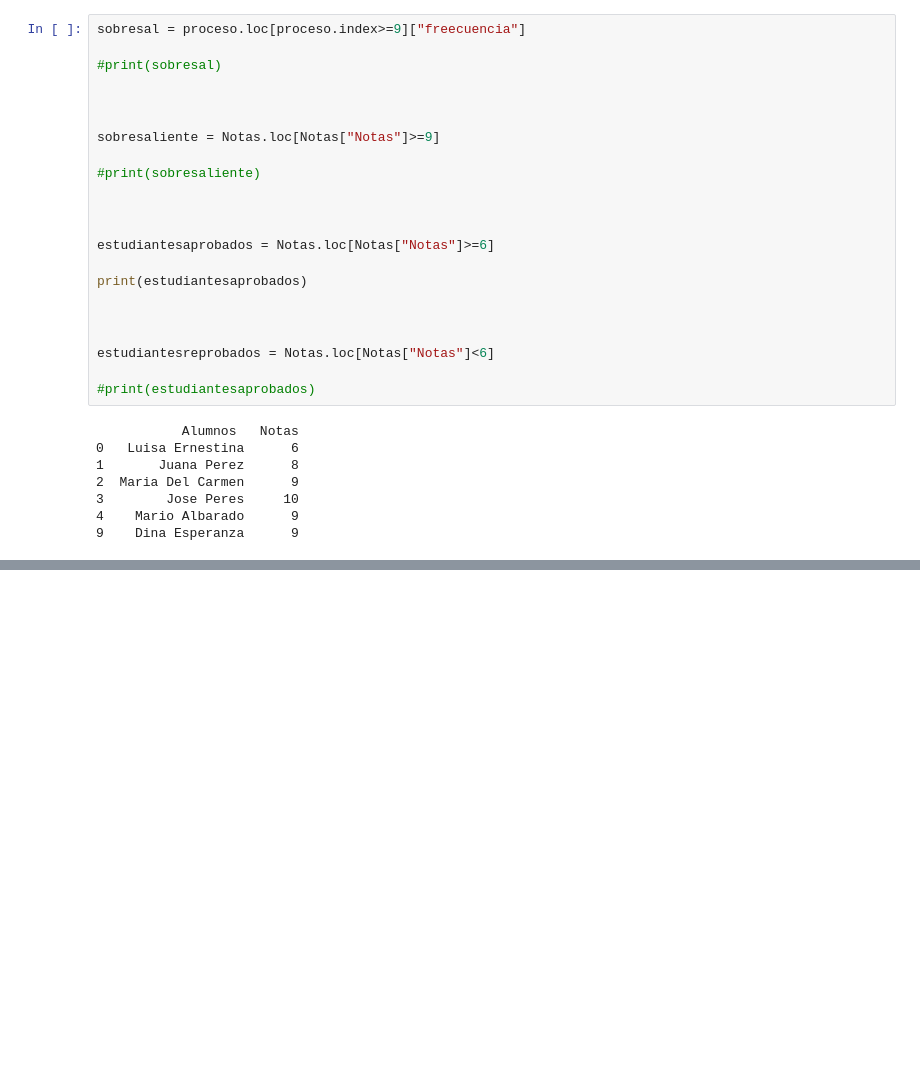
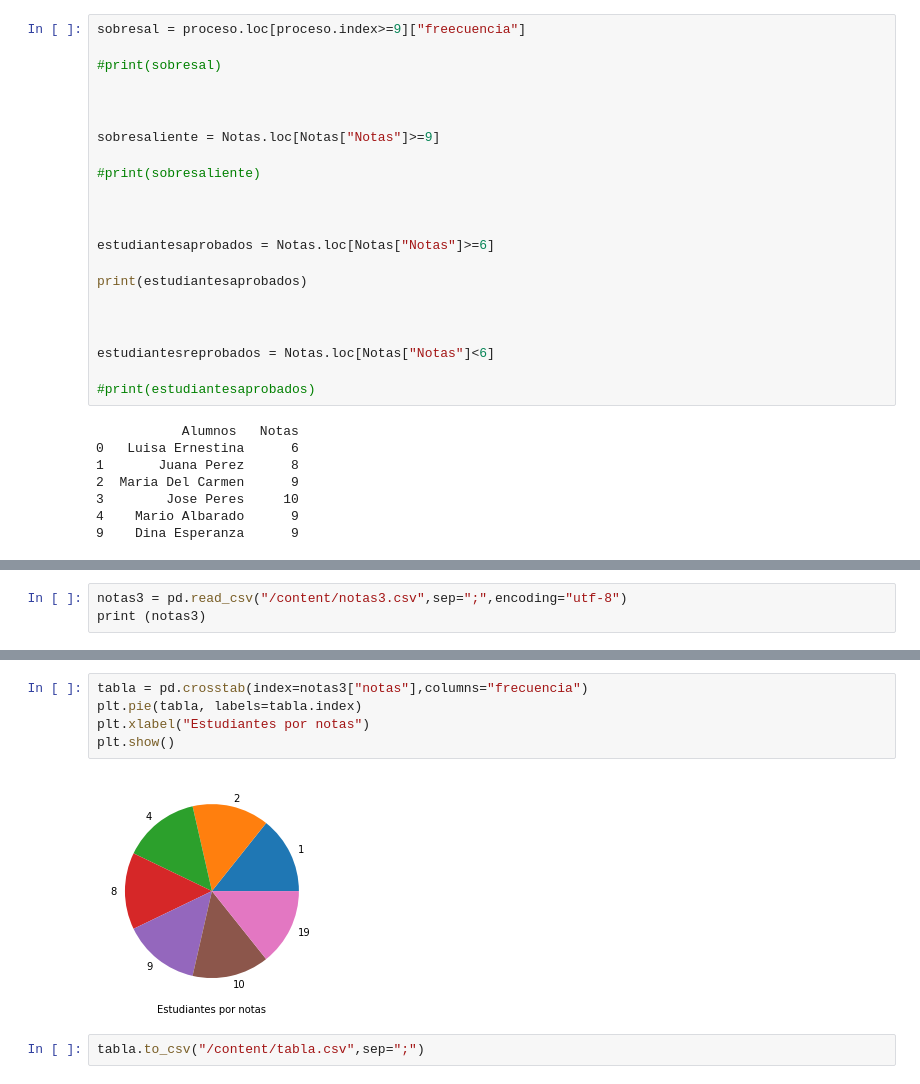
Before and after one commit to Dinadedt/2022, a Jupyter notebook: CICLI#1_MATEMATICOSpython.ipynb, the cells around one changed output, grey strips where cells are left out. Saved outputs shown, nothing was run; the diff lists cells and outputs as text; blank space fills up the shorter version.

```diff
--- a/CICLI#1_MATEMATICOSpython.ipynb
+++ b/CICLI#1_MATEMATICOSpython.ipynb
@@ -699,0 +703,3 @@ estudiantesreprobados = Notas.loc[Notas["Notas"]<6]
+# %%
+notas3 = pd.read_csv("/content/notas3.csv",sep=";",encoding="utf-8")
+print (notas3)
@@ -699,0 +743,9 @@ estudiantesreprobados = Notas.loc[Notas["Notas"]<6]
+# %%
+tabla = pd.crosstab(index=notas3["notas"],columns="frecuencia")
+plt.pie(tabla, labels=tabla.index)
+plt.xlabel("Estudiantes por notas")
+plt.show()
+# %% [output]
+[figure, added]
+# %%
+tabla.to_csv("/content/tabla.csv",sep=";")
```
Also changed, not shown: parts of 5 cells of this notebook.
